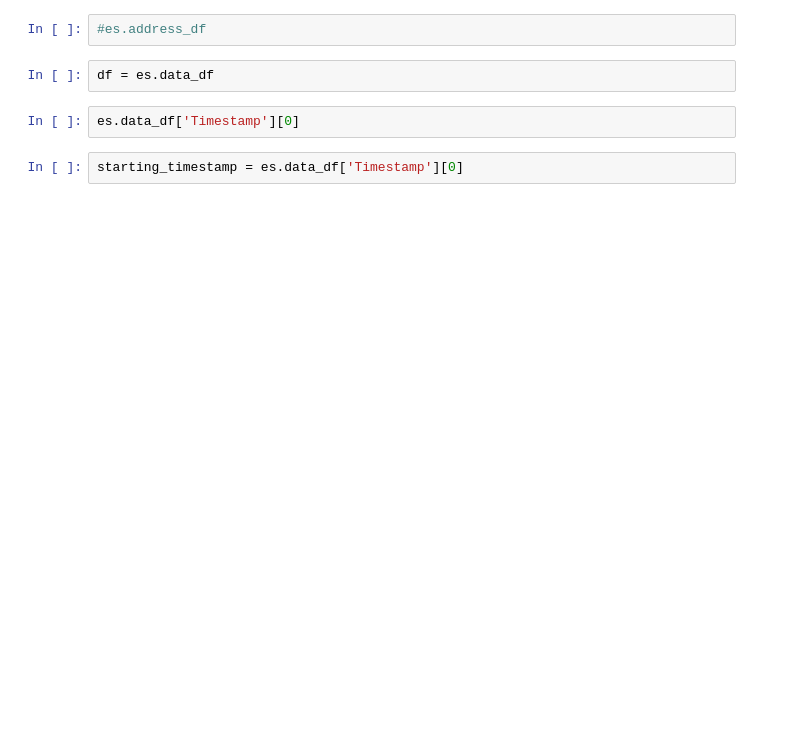
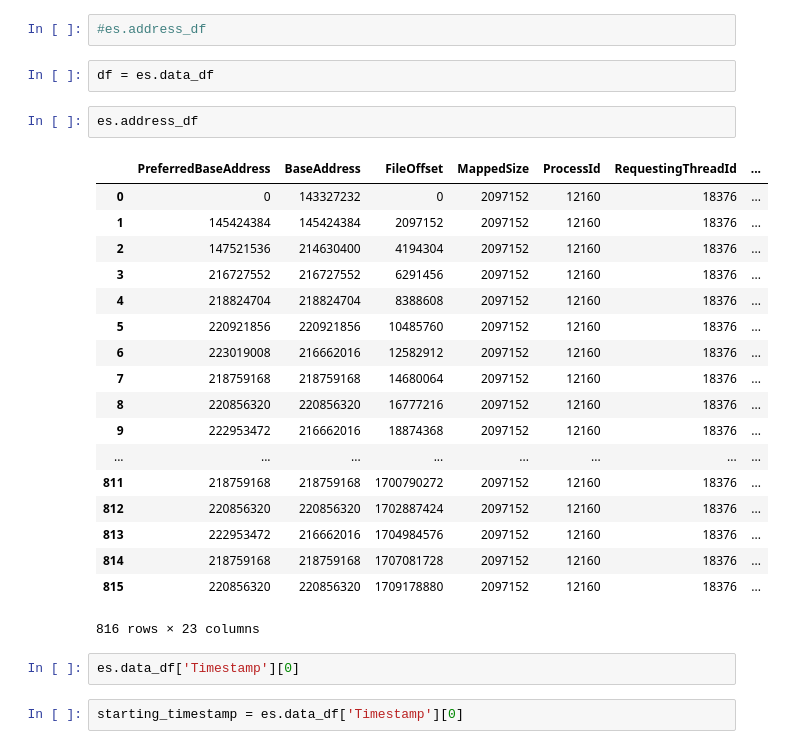
Before and after one commit to tpn/tracer, a Jupyter notebook: Notebooks/Test Tracer (Python 2.7)-Copy2.ipynb, the cells around one changed output. Cells and saved outputs as stored; diff of their text form; blank space fills up the shorter version.

```diff
--- a/Notebooks/Test Tracer (Python 2.7)-Copy2.ipynb
+++ b/Notebooks/Test Tracer (Python 2.7)-Copy2.ipynb
@@ -163,6 +176,27 @@ es.metadata_df
 #es.address_df
 # %%
 df = es.data_df
+# %%
+es.address_df
+# %% [output]
+|  | PreferredBaseAddress | BaseAddress | FileOffset | MappedSize | ProcessId | RequestingThreadId | ... |
+| 0 | 0 | 143327232 | 0 | 2097152 | 12160 | 18376 | ... |
+| 1 | 145424384 | 145424384 | 2097152 | 2097152 | 12160 | 18376 | ... |
+| 2 | 147521536 | 214630400 | 4194304 | 2097152 | 12160 | 18376 | ... |
+| 3 | 216727552 | 216727552 | 6291456 | 2097152 | 12160 | 18376 | ... |
+| 4 | 218824704 | 218824704 | 8388608 | 2097152 | 12160 | 18376 | ... |
+| 5 | 220921856 | 220921856 | 10485760 | 2097152 | 12160 | 18376 | ... |
+| 6 | 223019008 | 216662016 | 12582912 | 2097152 | 12160 | 18376 | ... |
+| 7 | 218759168 | 218759168 | 14680064 | 2097152 | 12160 | 18376 | ... |
+| 8 | 220856320 | 220856320 | 16777216 | 2097152 | 12160 | 18376 | ... |
+| 9 | 222953472 | 216662016 | 18874368 | 2097152 | 12160 | 18376 | ... |
+| ... | ... | ... | ... | ... | ... | ... | ... |
+| 811 | 218759168 | 218759168 | 1700790272 | 2097152 | 12160 | 18376 | ... |
+| 812 | 220856320 | 220856320 | 1702887424 | 2097152 | 12160 | 18376 | ... |
+| 813 | 222953472 | 216662016 | 1704984576 | 2097152 | 12160 | 18376 | ... |
+| 814 | 218759168 | 218759168 | 1707081728 | 2097152 | 12160 | 18376 | ... |
+| 815 | 220856320 | 220856320 | 1709178880 | 2097152 | 12160 | 18376 | ... |
+816 rows × 23 columns
 # %%
 es.data_df['Timestamp'][0]
 # %%
```
Also changed, not shown: parts of 10 cells of this notebook, 2 other files.
